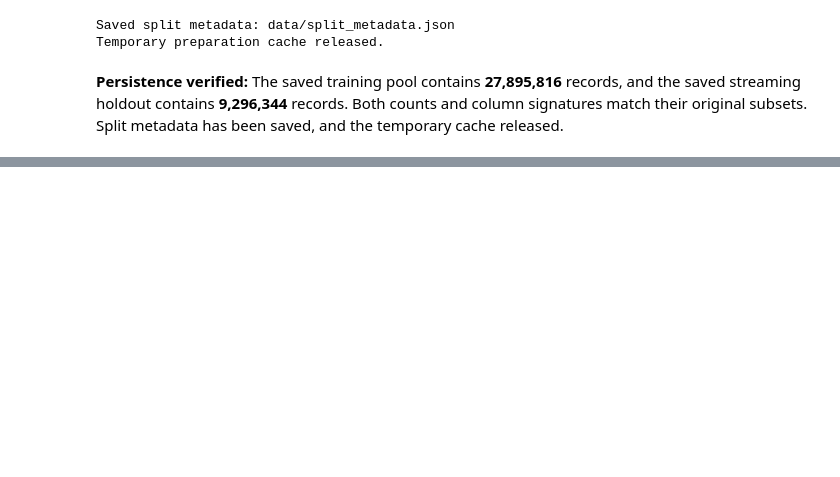
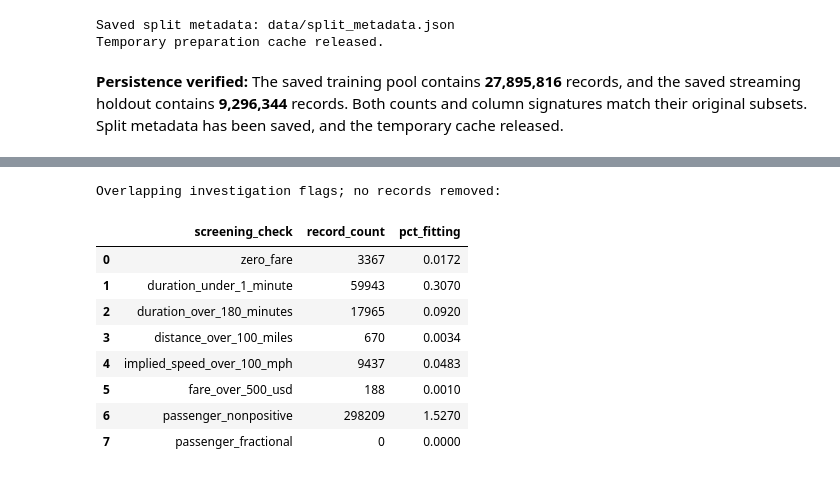
Before and after one commit to hncha9-eng/ITO5202_Ass2_27602966, a Jupyter notebook: assessment2.ipynb, the cells around one changed output, grey strips where cells are left out. Cells and saved outputs as stored; diff of their text form; code cells hidden in the pictures; blank space fills up the shorter version.

```diff
--- a/assessment2.ipynb
+++ b/assessment2.ipynb
@@ -1326,0 +1782,75 @@ Temporary preparation cache released.
+# %%
+screening_rules = {
+    "zero_fare": F.col(LABEL_COL) == 0.0,
+    "duration_under_1_minute": (
+        F.col("trip_duration_minutes") < 1.0
+    ),
+    "duration_over_180_minutes": (
+        F.col("trip_duration_minutes") > 180.0
+    ),
+    "distance_over_100_miles": F.col("trip_distance") > 100.0,
+    "implied_speed_over_100_mph": (
+        F.col("implied_speed_mph") > 100.0
+    ),
+    "fare_over_500_usd": F.col(LABEL_COL) > 500.0,
+    "passenger_nonpositive": F.col("passenger_count") <= 0.0,
+    "passenger_fractional": (
+        F.col("passenger_count") != F.floor("passenger_count")
+    ),
+}
+
+screening_counts = (
+    numeric_profile_df
+    .agg(
+        *[
+            F.sum(
+                F.when(condition, 1).otherwise(0)
+            ).alias(name)
+            for name, condition in screening_rules.items()
+        ]
+    )
+    .first()
+    .asDict()
+)
+
+screening_rows = [
+    {
+        "screening_check": name,
+        "record_count": int(screening_counts[name]),
+        "pct_fitting": (
+            100.0 * screening_counts[name] / fit_record_count
+        ),
+    }
+    for name in screening_rules
+]
+
+fit_screening_table = pd.DataFrame(screening_rows)
+
+print("Overlapping investigation flags; no records removed:")
+display(fit_screening_table.round(4))
+
+# Display a few matching records for investigation.
+# These examples are not a representative random sample.
+print("\nExamples with implied speed above 100 mph:")
+
+numeric_eda_df.filter(
+    F.col("implied_speed_mph") > 100.0
+).select(
+    "tpep_pickup_datetime",
+    "trip_distance",
+    "trip_duration_minutes",
+    "implied_speed_mph",
+    LABEL_COL,
+    "RatecodeID",
+).show(5, truncate=False)
+# %% [output]
+Overlapping investigation flags; no records removed:
+|  | screening_check | record_count | pct_fitting |
+| 0 | zero_fare | 3367 | 0.0172 |
+| 1 | duration_under_1_minute | 59943 | 0.3070 |
+| 2 | duration_over_180_minutes | 17965 | 0.0920 |
+| 3 | distance_over_100_miles | 670 | 0.0034 |
+| 4 | implied_speed_over_100_mph | 9437 | 0.0483 |
+| 5 | fare_over_500_usd | 188 | 0.0010 |
+| 6 | passenger_nonpositive | 298209 | 1.5270 |
+| 7 | passenger_fractional | 0 | 0.0000 |
```
Also changed, not shown: parts of 72 cells of this notebook, 1 other file.
